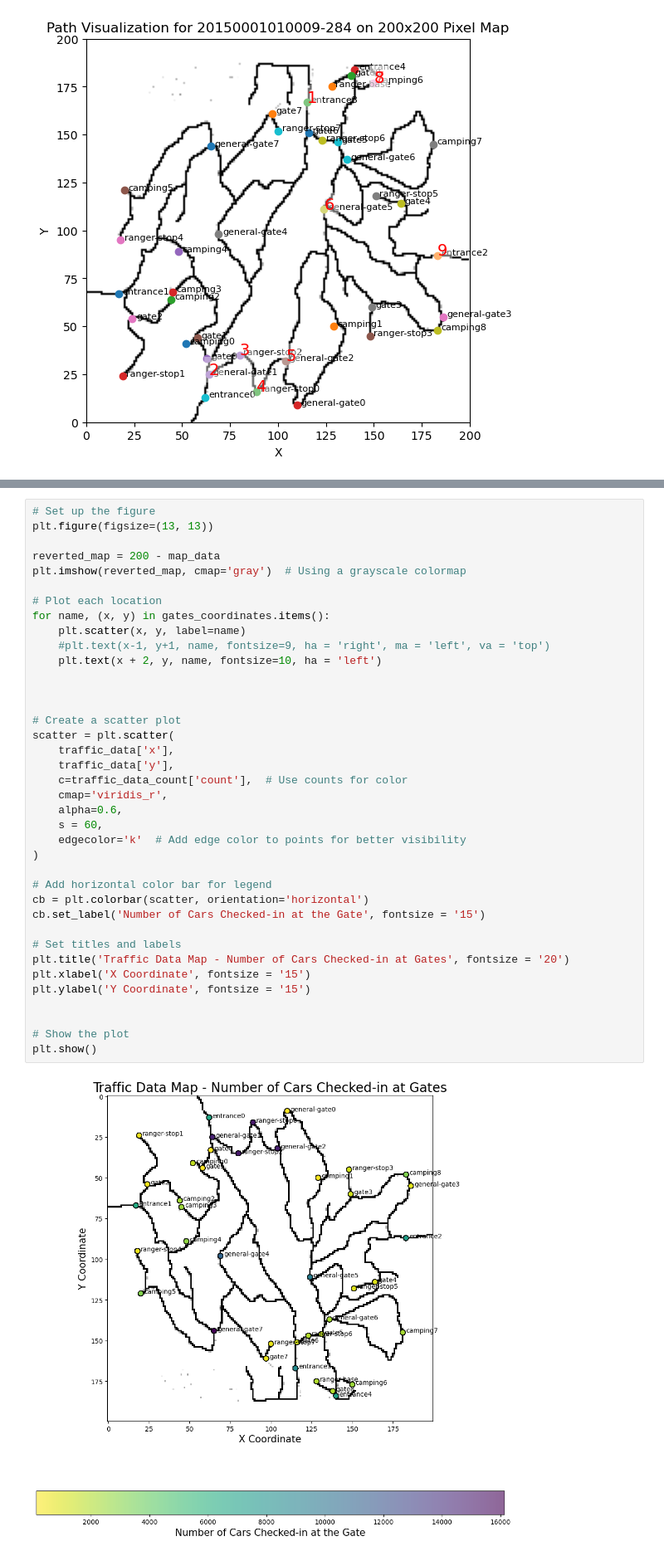
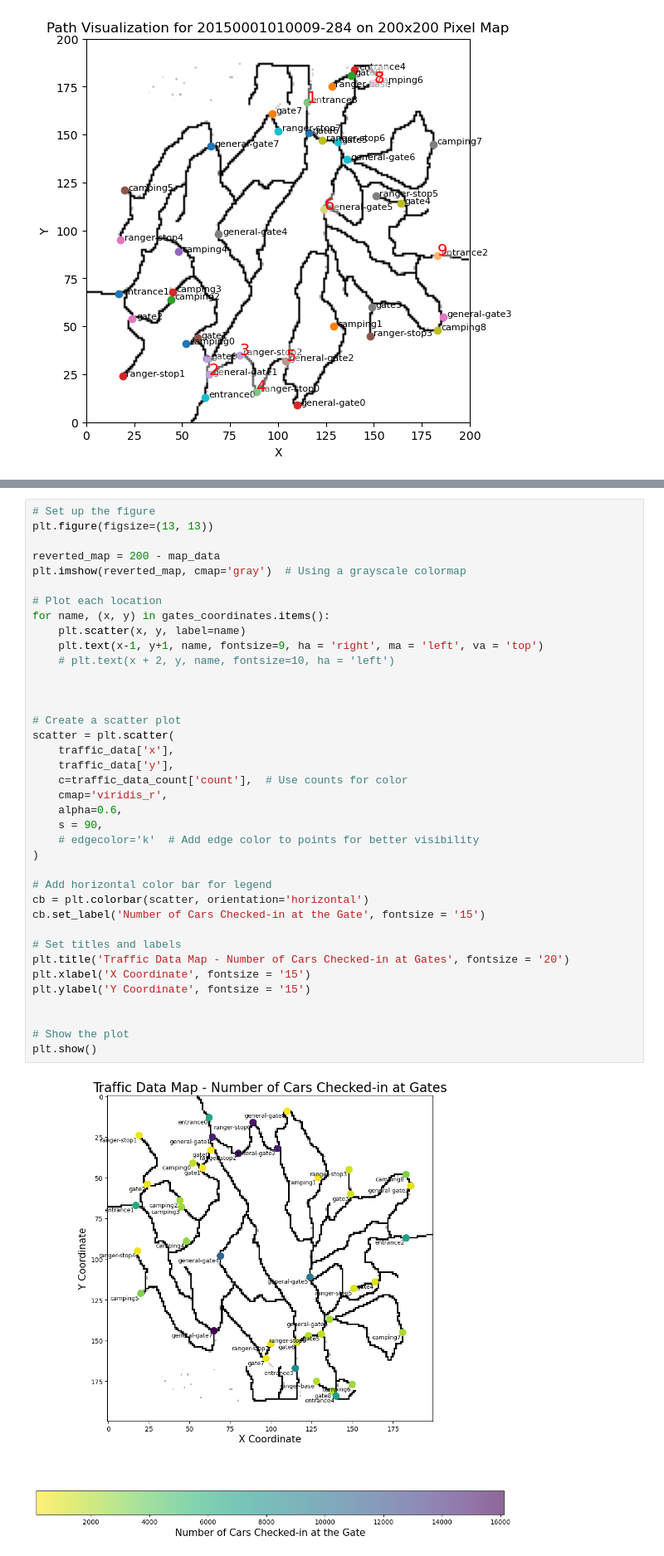
Before and after one commit to ssusnea/sds235-hw3, a Jupyter notebook: traffic_analysis.ipynb, the cells around one changed output, grey strips where cells are left out. Shown at 83% size. Saved outputs shown, nothing was run; the diff lists cells and outputs as text.

Commit message:
traffic visualizations python

```diff
--- a/traffic_analysis.ipynb
+++ b/traffic_analysis.ipynb
@@ -274,35 +274,35 @@ reverted_map = 200 - map_data
 plt.imshow(reverted_map, cmap='gray')  # Using a grayscale colormap
 
 # Plot each location
 for name, (x, y) in gates_coordinates.items():
     plt.scatter(x, y, label=name)
-    #plt.text(x-1, y+1, name, fontsize=9, ha = 'right', ma = 'left', va = 'top')
-    plt.text(x + 2, y, name, fontsize=10, ha = 'left')
+    plt.text(x-1, y+1, name, fontsize=9, ha = 'right', ma = 'left', va = 'top')
+    # plt.text(x + 2, y, name, fontsize=10, ha = 'left')
 
 
 
 # Create a scatter plot
 scatter = plt.scatter(
     traffic_data['x'],
     traffic_data['y'],
     c=traffic_data_count['count'],  # Use counts for color
     cmap='viridis_r',
     alpha=0.6,
-    s = 60,
-    edgecolor='k'  # Add edge color to points for better visibility
+    s = 90,
+    # edgecolor='k'  # Add edge color to points for better visibility
 )
 
 # Add horizontal color bar for legend
 cb = plt.colorbar(scatter, orientation='horizontal')
 cb.set_label('Number of Cars Checked-in at the Gate', fontsize = '15')
 
 # Set titles and labels
 plt.title('Traffic Data Map - Number of Cars Checked-in at Gates', fontsize = '20')
 plt.xlabel('X Coordinate', fontsize = '15')
 plt.ylabel('Y Coordinate', fontsize = '15')
 
 
 # Show the plot
 plt.show()
 # %% [output]
-[figure, old version]
+[figure, new version]
```
Also changed, not shown: parts of 5 cells of this notebook.
